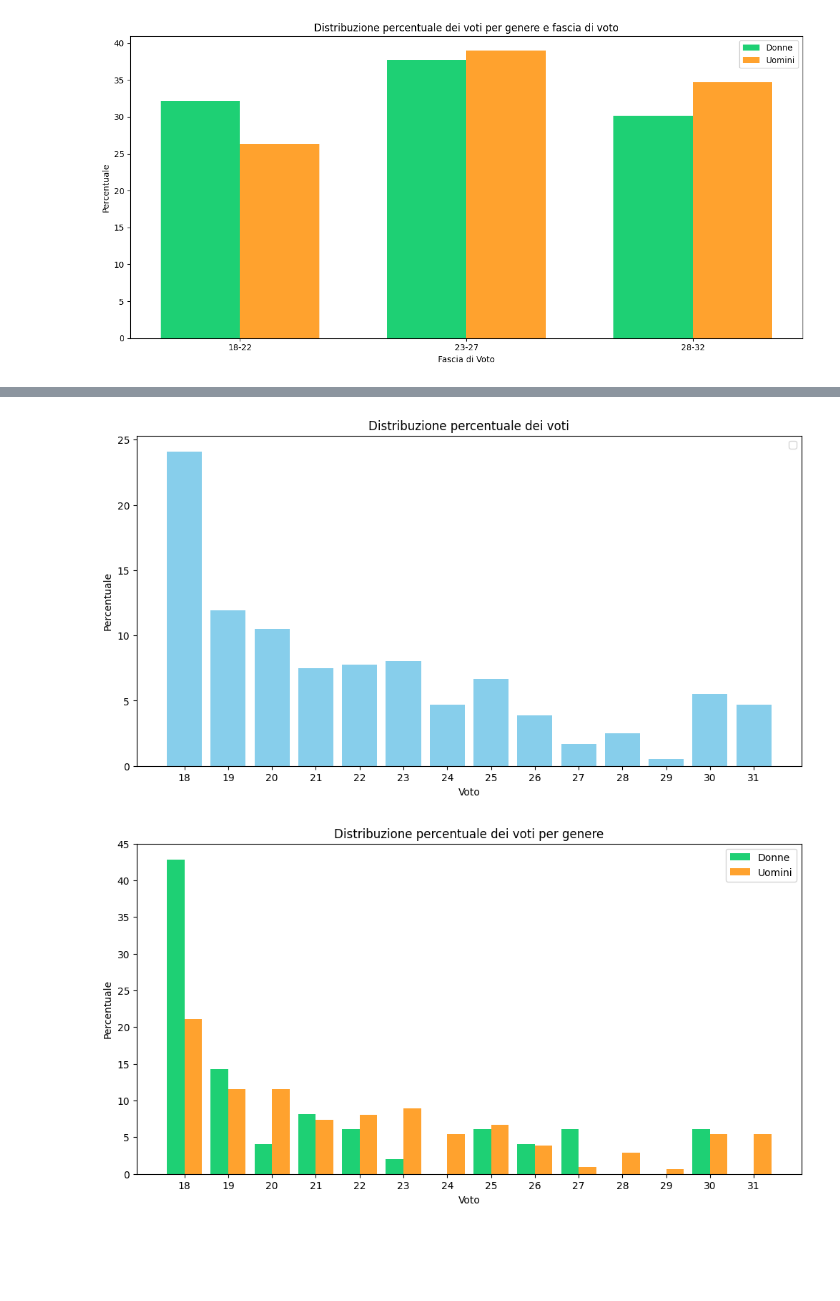
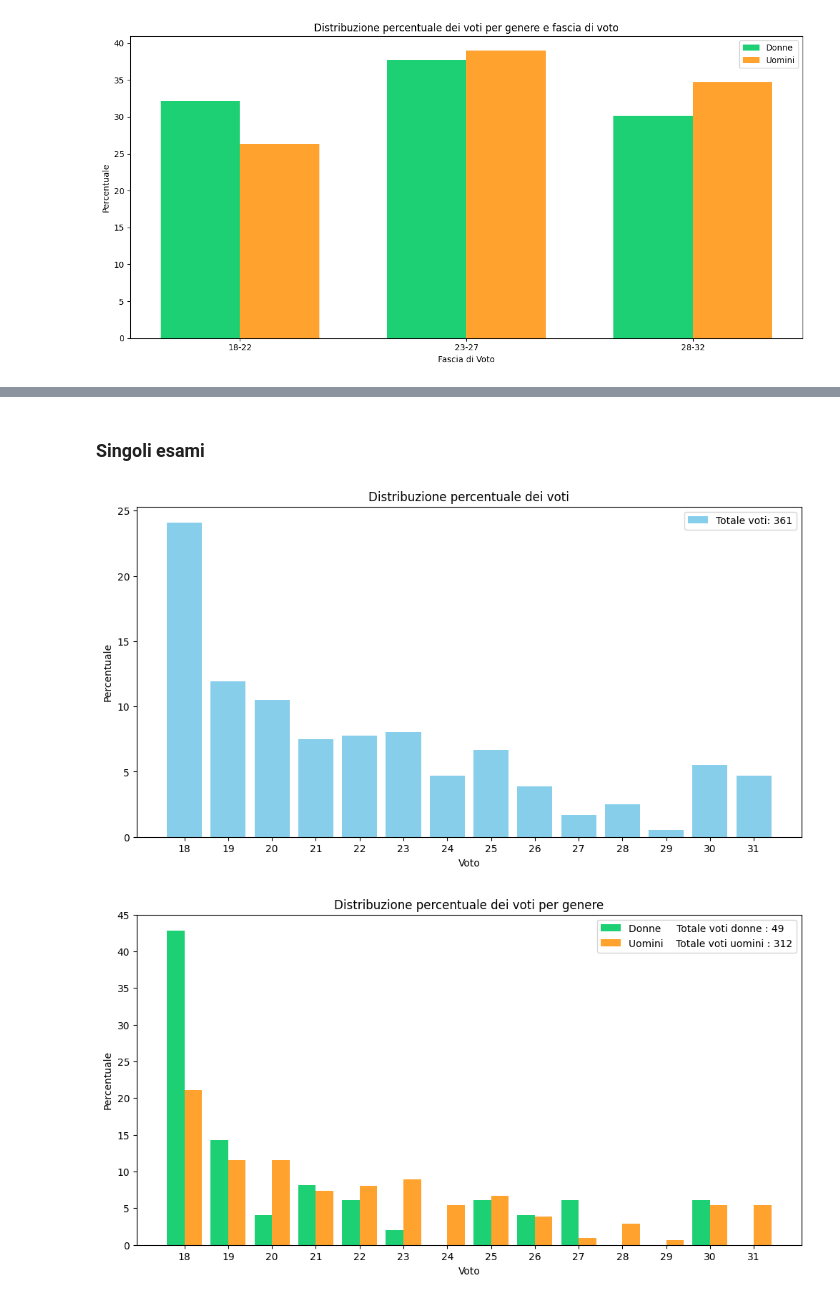
Before and after one commit to lallabelloni/Analisi-differenza-genere-Data-Science, a Jupyter notebook: progetto2.ipynb, the cells around one changed output, grey strips where cells are left out. Cells and saved outputs as stored; diff of their text form; code cells hidden in the pictures; blank space fills up the shorter version.

Commit message:
Analisi esami singoli

```diff
--- a/progetto2.ipynb
+++ b/progetto2.ipynb
@@ -92,0 +124,3 @@ pt_vecchi['DECODIFICA_INS'] = pt_vecchi['DECODIFICA_INS'].replace({'SISTEMI DI E
+# %%
+pt_vecchi['ANNO_LAUREA'] = pd.to_datetime(pt_vecchi['DATA_LAUREA']).dt.year # 5844 valori nulli
+#pt_vecchi['ANNO_LAUREA'].isnull().sum()
@@ -122,15 +195,3 @@ scelta = pt[(pt['DECODIFICA_INS'] == "APP MULTIMEDIALI E INTERNET OF THINGS") |
                  (pt['DECODIFICA_INS'] == "INTRODUZIONE ALLA DATA SCIENCE") |
                  (pt['DECODIFICA_INS'] == "STRUMENTI PER LO SVILUPPO E GESTIONE DEL SOFTWARE") |
                  (pt['DECODIFICA_INS'] == "WEB DESIGN")]
-# %%
-def categorize_voto(voto):
-    if voto >= 18 and voto <= 22:
-        return '18-22'
-    elif voto >= 23 and voto <= 27:
-        return '23-27'
-    elif voto >= 28 and voto <= 32:
-        return '28-32'
-    else:
-        return 'Altro'
-
-pt_vecchi['FASCIA_VOTO'] = pt_vecchi['VOTO'].apply(categorize_voto)
@@ -426,17 +609,6 @@ Per gli uomini sono aumentati i 32 <br>
 In generale le valutazioni si sono alzate, ma la media è rimasta costante
 Questi risultati possono essere dati dalla scarsità del campione per quanto riguarda le donne
 # %%
-def categorize_voto(voto):
-    if voto >= 18 and voto <= 22:
-        return '18-22'
-    elif voto >= 23 and voto <= 27:
-        return '23-27'
-    elif voto >= 28 and voto <= 32:
-        return '28-32'
-    else:
-        return 'Altro'
-
-pt_vecchi['FASCIA_VOTO'] = pt_vecchi['VOTO'].apply(categorize_voto)
 totale_voti = pt_vecchi.groupby(['GENERE', 'FASCIA_VOTO']).size().unstack()
 percentuali_donne = (totale_voti.loc['F'] / totale_voti.loc['F'].sum()) * 100
 percentuali_uomini = (totale_voti.loc['M'] / totale_voti.loc['M'].sum()) * 100
@@ -484,11 +853,19 @@ NameError: name 'percentuale_donne' is not defined
+# %% [markdown]
+### Singoli esami
 # %%
-# esami singoli
+# Analizzo un esame in particolare
 
+# sbilanciati
 # CALCULUS 2
 # SISTEMI DI ELABORAZIONE E TRASMISSIONE DELL'INFORMAZIONE
 # TECNICHE AVANZATE DI PROGRAMMAZIONE
+
+# bilanciati
+# ALGORITMI E STRUTTURE DATI
+
+nome_esame = 'TECNICHE AVANZATE DI PROGRAMMAZIONE'
 # %%
-esame_singolo = pt_vecchi[pt_vecchi['DECODIFICA_INS'] == "TECNICHE AVANZATE DI PROGRAMMAZIONE"]
+esame_singolo = pt_vecchi[pt_vecchi['DECODIFICA_INS'] == nome_esame]
 
 totale_voti = len(esame_singolo)
 voti = esame_singolo['VOTO'].value_counts().sort_index()
@@ -497,41 +874,42 @@ percentuale_voti = (voti / totale_voti) * 100
 
 plt.figure(figsize=(12, 6))
 plt.legend([f'Totale voti: {totale_voti}'])
-plt.bar(voti.index, percentuale_voti, color='skyblue')
+plt.bar(voti.index, percentuale_voti, color='skyblue', label=f'Totale voti: {totale_voti}')
 plt.xlabel('Voto')
 plt.ylabel('Percentuale')
 plt.title('Distribuzione percentuale dei voti')
 plt.xticks(voti.index)
 
+plt.legend()
 plt.show()
 # %% [output]
-[figure, old version]
+[figure, new version]
 # %%
-esame_singolo = pt_vecchi[(pt_vecchi['DECODIFICA_INS'] == "TECNICHE AVANZATE DI PROGRAMMAZIONE")]
+esame_singolo = pt_vecchi[(pt_vecchi['DECODIFICA_INS'] == nome_esame)]
 
 totale_voti_donne = len(esame_singolo[esame_singolo['GENERE'] == 'F'])
 totale_voti_uomini = len(esame_singolo[esame_singolo['GENERE'] == 'M'])
 voti_donne = esame_singolo[esame_singolo['GENERE'] == 'F']['VOTO'].value_counts().sort_index()
 voti_uomini = esame_singolo[esame_singolo['GENERE'] == 'M']['VOTO'].value_counts().sort_index()
 voti = sorted(set(voti_donne.index).union(set(voti_uomini.index)))
 voti_donne = voti_donne.reindex(voti, fill_value=0)
 voti_uomini = voti_uomini.reindex(voti, fill_value=0)
 percentuale_voti_donne = (voti_donne / totale_voti_donne) * 100
 percentuale_voti_uomini = (voti_uomini / totale_voti_uomini) * 100
 
 bar_width = 0.4
 r1 = np.arange(len(voti))
 r2 = [x + bar_width for x in r1]
 
 plt.figure(figsize=(12, 6))
-plt.bar(r1, percentuale_voti_donne, width=bar_width, label='Donne', color= colore_donne)
-plt.bar(r2, percentuale_voti_uomini, width=bar_width, label='Uomini', color=colore_uomini)
+plt.bar(r1, percentuale_voti_donne, width=bar_width, label=f'Donne     Totale voti donne : {totale_voti_donne}', color= colore_donne)
+plt.bar(r2, percentuale_voti_uomini, width=bar_width, label=f'Uomini    Totale voti uomini : {totale_voti_uomini}', color=colore_uomini)
 plt.xlabel('Voto')
 plt.ylabel('Percentuale')
 plt.title('Distribuzione percentuale dei voti per genere')
-plt.legend()
 plt.xticks([r + bar_width/2 for r in range(len(voti))], voti)
 
+plt.legend()
 plt.show()
 # %% [output]
-[figure, old version]
+[figure, new version]
```
Also changed, not shown: parts of 34 cells of this notebook, 1 other file.
